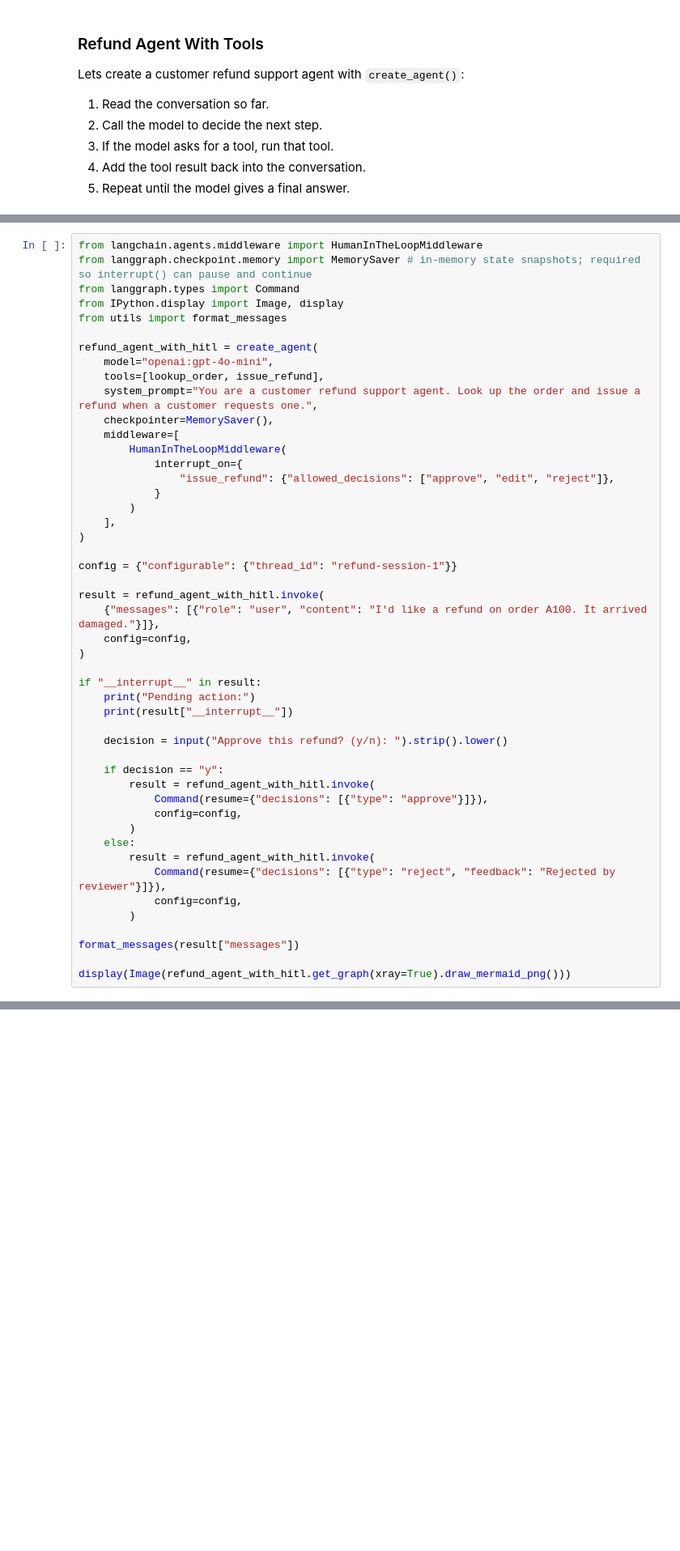
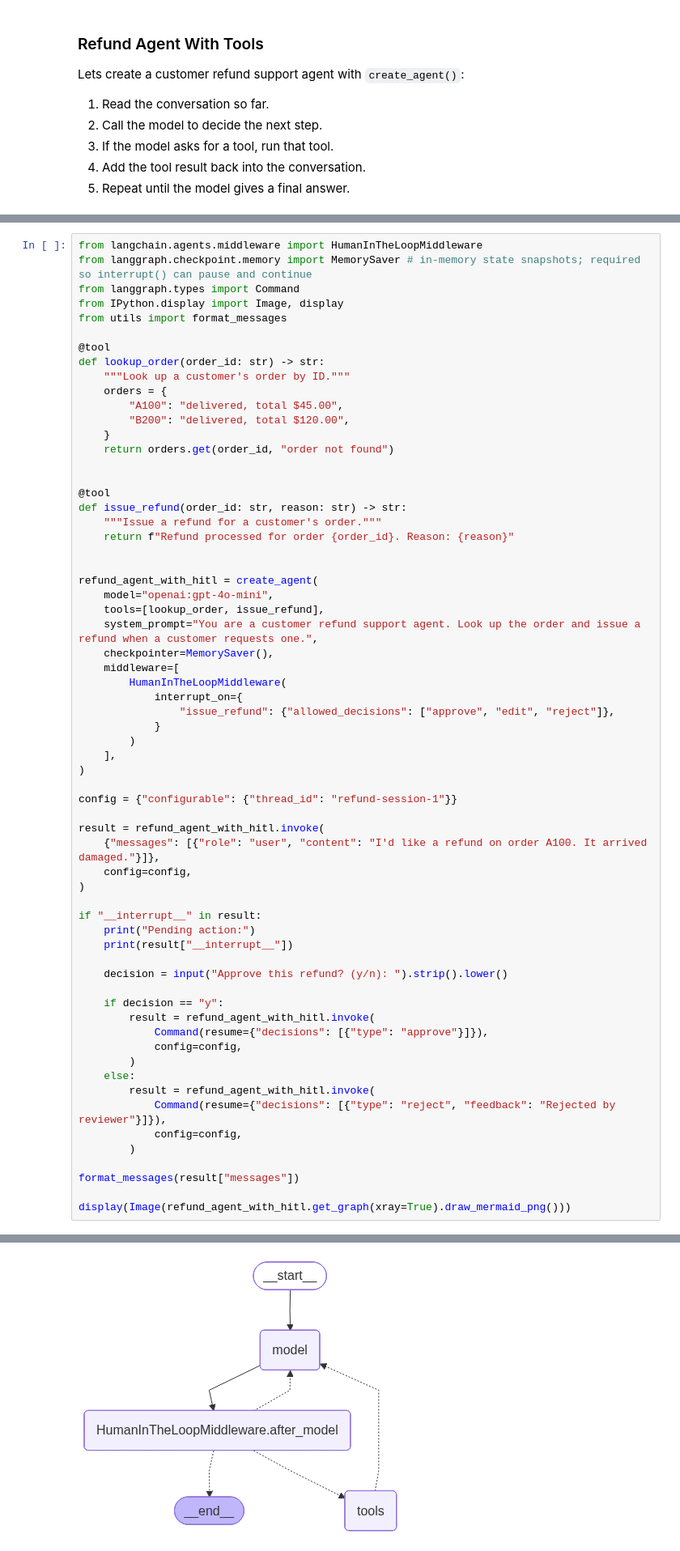
Before and after one commit to MatthewFeroz/middleware, a Jupyter notebook: module-1/middleware.ipynb, the cells around one changed output, grey strips where cells are left out. Shown at 81% size. Drawn from its saved outputs; the diff is of its cells as text; blank space fills up the shorter version.

```diff
--- a/module-1/middleware.ipynb
+++ b/module-1/middleware.ipynb
@@ -220,6 +224,22 @@ from langgraph.checkpoint.memory import MemorySaver # in-memory state snapshots;
 from langgraph.types import Command
 from IPython.display import Image, display
 from utils import format_messages
+
+@tool
+def lookup_order(order_id: str) -> str:
+    """Look up a customer's order by ID."""
+    orders = {
+        "A100": "delivered, total $45.00",
+        "B200": "delivered, total $120.00",
+    }
+    return orders.get(order_id, "order not found")
+
+
+@tool
+def issue_refund(order_id: str, reason: str) -> str:
+    """Issue a refund for a customer's order."""
+    return f"Refund processed for order {order_id}. Reason: {reason}"
+
 
 refund_agent_with_hitl = create_agent(
     model="openai:gpt-4o-mini",
@@ -268,0 +318 @@ KeyboardInterrupt: Interrupted by user
+[figure, added]
```
Also changed, not shown: parts of 19 cells of this notebook, 15 other files.
